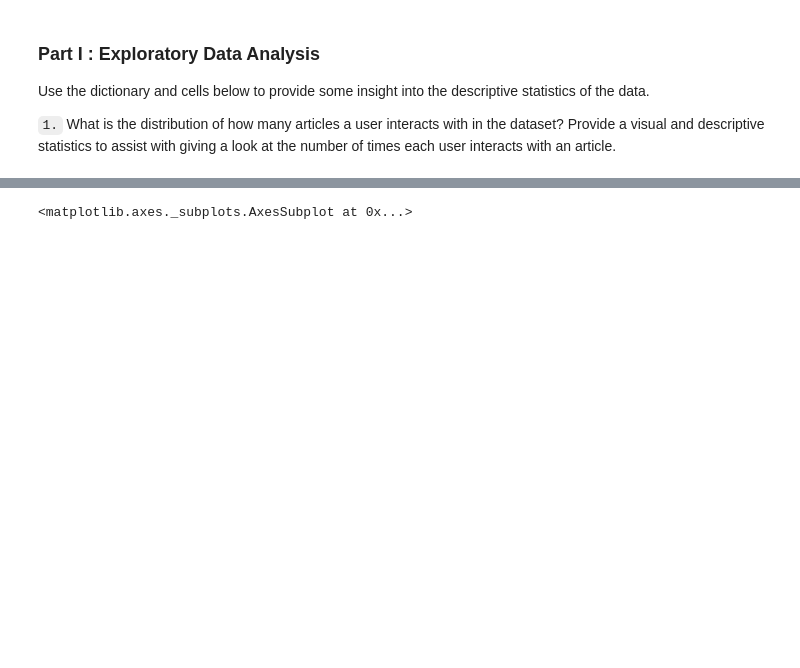
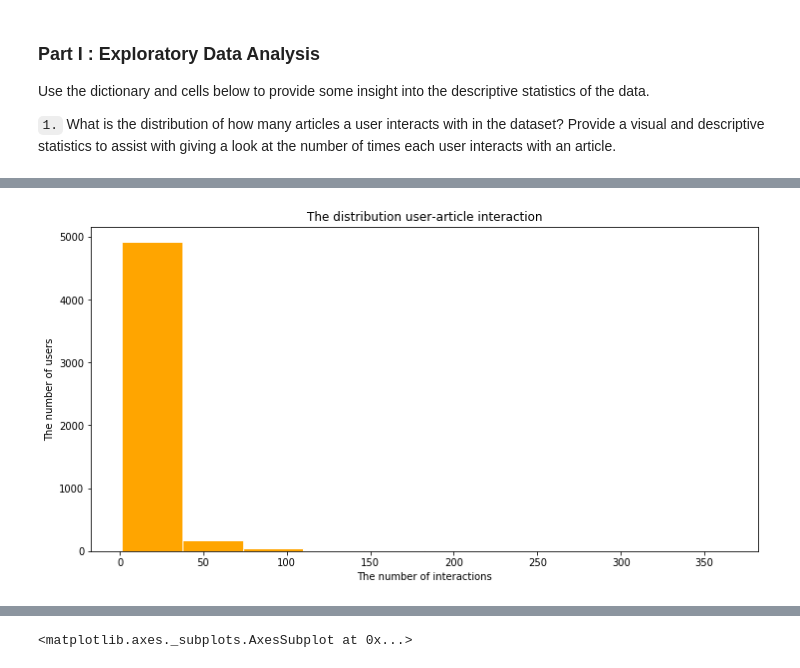
Before and after one commit to amosvoron/udacity, a Jupyter notebook: Recommendations_with_IBM.ipynb, the cells around one changed output, grey strips where cells are left out. Drawn from its saved outputs; the diff is of its cells as text; code cells hidden in the pictures; blank space fills up the shorter version.

```diff
--- a/Recommendations_with_IBM.ipynb
+++ b/Recommendations_with_IBM.ipynb
@@ -113,0 +84,9 @@ for x in ax:
+# %%
+plt.figure(figsize = (12,6))
+plt.hist(dist, facecolor='orange', edgecolor='white', bins=10)
+plt.title('The distribution user-article interaction')
+plt.xlabel('The number of interactions')
+plt.ylabel('The number of users')
+plt.show()
+# %% [output]
+[figure, added]
```
Also changed, not shown: parts of 30 cells of this notebook.
